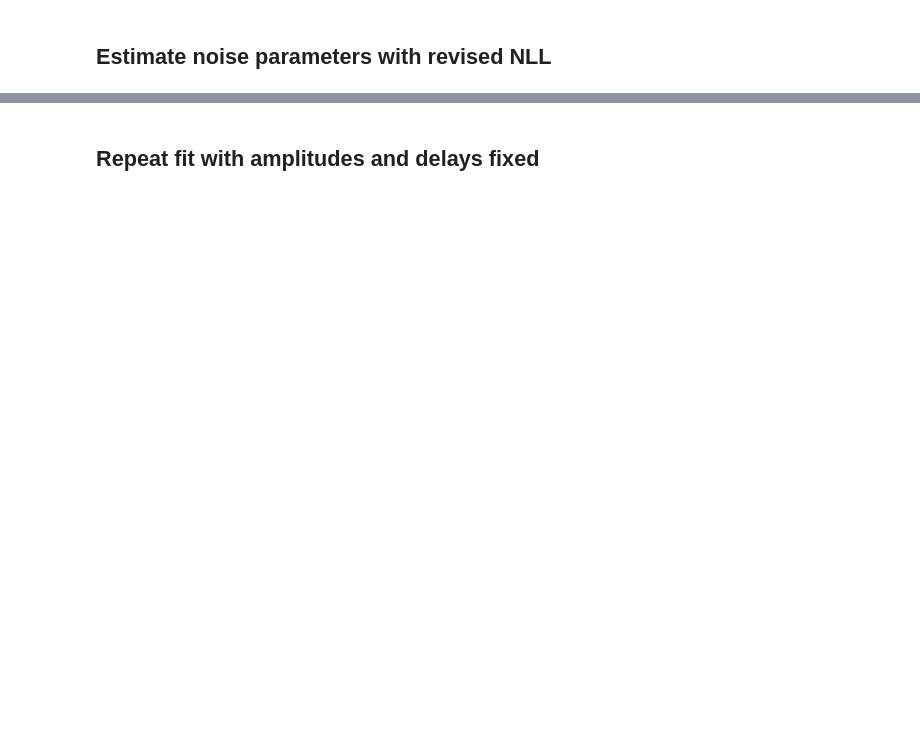
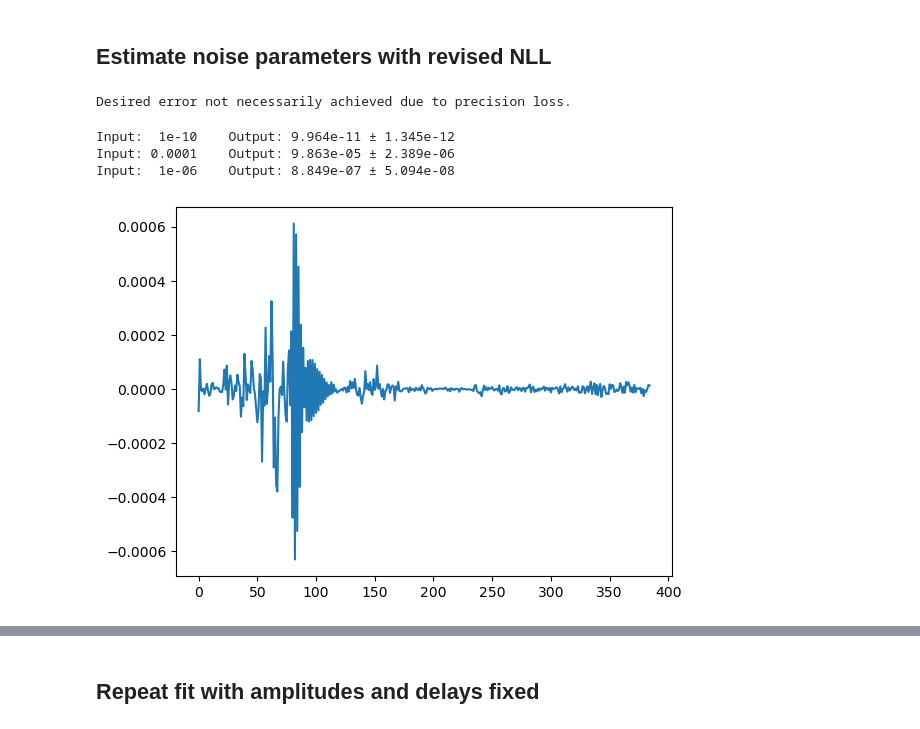
Before and after one commit to dodge-research-group/thztools, a Jupyter notebook: examples/tdnll-scaled-dev.ipynb, the cells around one changed output, grey strips where cells are left out. Saved outputs shown, nothing was run; the diff lists cells and outputs as text; code cells hidden in the pictures; blank space fills up the shorter version.

Commit message:
Fix error in units of noise_model.sigma_tau in noisefit; update tdnll-scaled-dev notebook

```diff
--- a/examples/tdnll-scaled-dev.ipynb
+++ b/examples/tdnll-scaled-dev.ipynb
@@ -23,21 +23,25 @@ rng = np.random.default_rng(0)
 n = 256
 m = 64
 ts = 0.05
-t = np.arange(n) * ts
-mu, _ = thz.thzgen(n, ts=ts, t0=n * ts / 3)
+thz.global_options.sampling_time = ts
+t = thz.timebase(n)
+mu = thz.wave(n)
 sigma = np.array([1e-5, 1e-2, 1e-3])
-noise = thz.noiseamp(sigma, mu, ts) * rng.standard_normal((m, n))
+noise_model = thz.NoiseModel(sigma_alpha=sigma[0],
+                             sigma_beta=sigma[1],
+                             sigma_tau=sigma[2])
+noise = noise_model.noise((np.ones((m, 1)) * mu), seed=0)
 x = np.array(mu + noise)
 delta = np.zeros(n)
 alpha = np.zeros(m - 1)
 eta = np.zeros(m - 1)
 
 logv = np.log(sigma**2)
-scale_logv = 1e-1 * np.ones(3)
-scale_delta = 1e-1 * thz.noiseamp(sigma, mu, ts)
-scale_alpha = 1e-1 * np.ones(m - 1)
-scale_eta = 1e-2 * np.ones(m - 1)
-scale_v = 1.0e-2
+scale_logv = 1e0 * np.ones(3)
+scale_delta = 1e-0 * noise_model.amplitude(mu)
+scale_alpha = 1e-4 * np.ones(m - 1)
+scale_eta = 1e-3 * np.ones(m - 1)
+scale_v = 1.0e-4
 # %% [markdown]
 ## Check gradient
 # %%
@@ -280,15 +340,26 @@ np.stack((grad_eta_tdnll, grad_eta_nd)).T
 # %% [markdown]
 ## Estimate noise parameters with revised NLL
 # %%
-result = thz.tdnoisefit(x.T, v0=sigma**2, ts=ts, fix_a=False, fix_eta=False)
+result = thz.noisefit(x.T, v0=sigma**2, dt=ts, fix_a=False, fix_eta=False)
 # %%
-print(result[2]["message"])
+print(result.diagnostic["message"])
+# %% [output]
+Desired error not necessarily achieved due to precision loss.
 # %%
-var_out = result[0]["var"] * m / (m - 1)
-var_err = result[2]["err"]["var"] * m / (m - 1)
+var_alpha = result.noise_model.sigma_alpha**2 * m / (m - 1)
+var_beta = result.noise_model.sigma_beta**2 * m / (m - 1)
+var_tau = result.noise_model.sigma_tau**2 * m / (m - 1)
+var_out = np.array([var_alpha, var_beta, var_tau])
+var_err = result.err_var * m / (m - 1)
 for val_in, val_out, err in zip(sigma**2, var_out, var_err):
     print(f"Input: {val_in:6.4g}\t Output: {val_out:6.4g} ± {err:6.4g}")
+# %% [output]
+Input:  1e-10    Output: 9.964e-11 ± 1.345e-12
+Input: 0.0001    Output: 9.863e-05 ± 2.389e-06
+Input:  1e-06    Output: 8.849e-07 ± 5.094e-08
 # %%
-plt.plot(result[2]["grad_scaled"])
+plt.plot(result.diagnostic["jac"])
 plt.show()
+# %% [output]
+[figure, added]
 # %%
```
Also changed, not shown: parts of 12 cells of this notebook, 1 other file.
